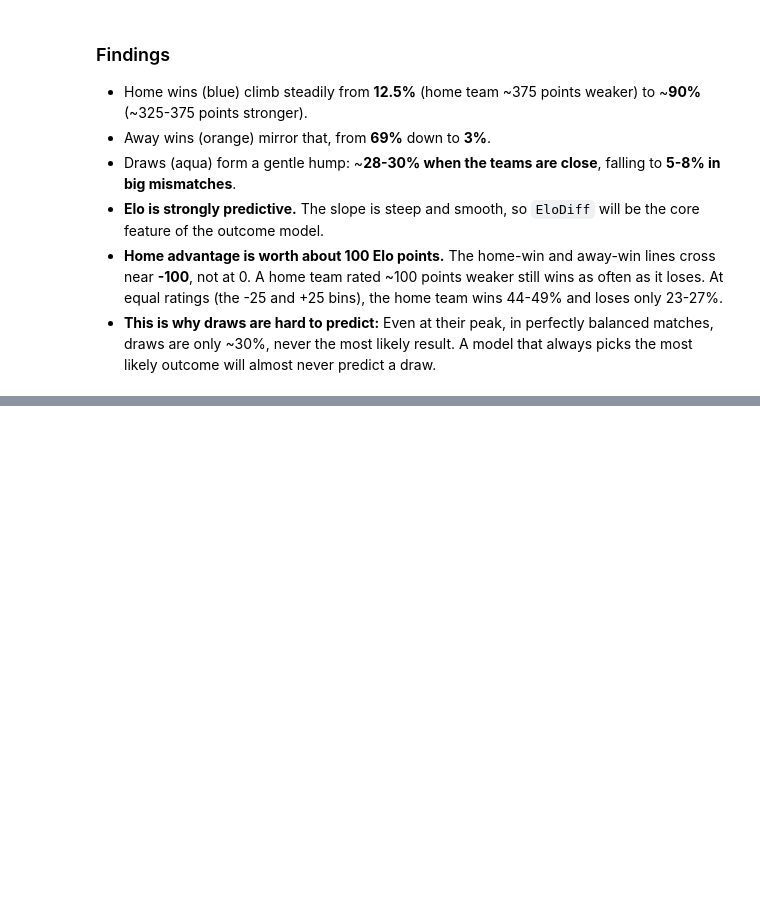
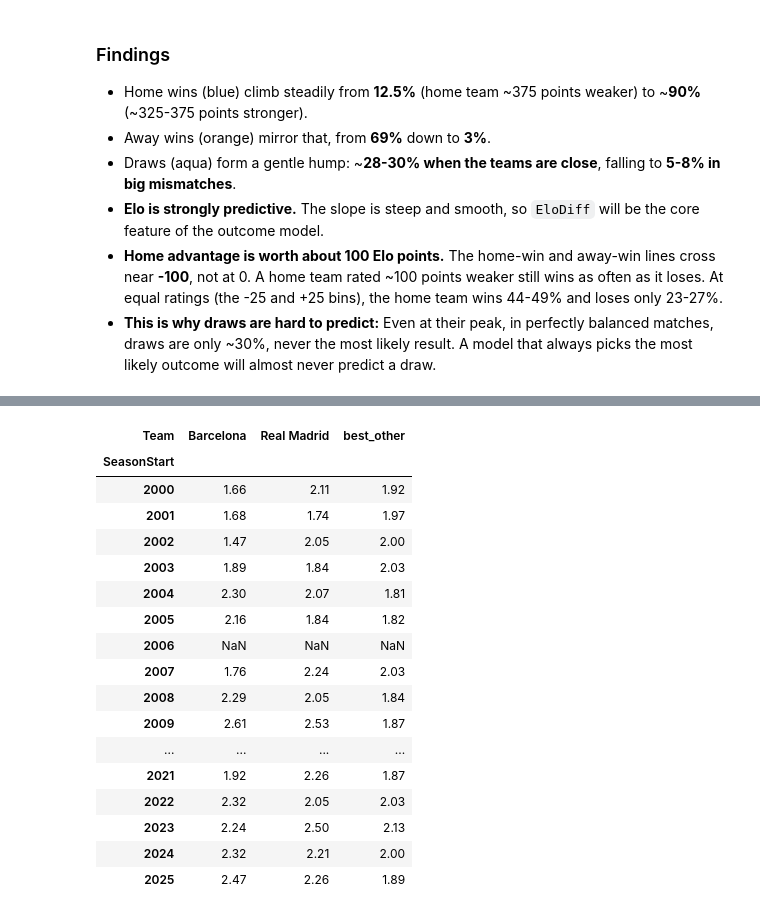
Before and after one commit to idoberk/laliga-match-prediction, a Jupyter notebook: notebooks/laliga_match_prediction.ipynb, the cells around one changed output, grey strips where cells are left out. Cells and saved outputs as stored; diff of their text form; code cells hidden in the pictures; blank space fills up the shorter version.

```diff
--- a/notebooks/laliga_match_prediction.ipynb
+++ b/notebooks/laliga_match_prediction.ipynb
@@ -102,6 +103,10 @@ FIGURES_DIR = OUTPUTS_DIR / "figures"
 RESULT_ORDER = ["H", "D", "A"]
 RESULT_LABELS = {"H": "Home win", "D": "Draw", "A": "Away win"}
 RESULT_COLORS = {"H": "#2a78d6", "D": "#1baf7a", "A": "#eb6834"}
+
+# The two dominant clubs, highlighted in EDA (violet / red)
+BIG_TWO_COLORS = {"Real Madrid": "#6250d6", "Barcelona": "#e34948"}
+OTHER_TEAMS_COLOR = "#898781"
 # %% [markdown]
 ## Load data
 
@@ -812,3 +817,13 @@ plt.show()
 - **Elo is strongly predictive.** The slope is steep and smooth, so `EloDiff` will be the core feature of the outcome model.
 - **Home advantage is worth about 100 Elo points.** The home-win and away-win lines cross near **-100**, not at 0. A home team rated ~100 points weaker still wins as often as it loses. At equal ratings (the -25 and +25 bins), the home team wins 44-49% and loses only 23-27%.
 - **This is why draws are hard to predict:** Even at their peak, in perfectly balanced matches, draws are only ~30%, never the most likely result. A model that always picks the most likely outcome will almost never predict a draw.
+# %%
+# Final league tables for La Liga and Segunda (EDA / Excel only)
+team_seasons = build_team_season_table(spanish_clean)
+laliga_tables = team_seasons[
+    (team_seasons["Division"] == LALIGA_DIVISION)
+    & (team_seasons["SeasonStart"] <= LAST_COMPLETE_SEASON)
+]
+
+print(f"team_seasons: {team_seasons.shape}, La Liga complete: {laliga_tables.shape}")
+laliga_tables.head(3)
@@ -814,0 +859,36 @@ plt.show()
+# %%
+# Points per match per season: Each big club, plus the best of the other 18
+is_big_two = laliga_tables["Team"].isin(BIG_TWO_COLORS)
+best_other_ppm = (
+    laliga_tables[~is_big_two]
+    .groupby("SeasonStart")["PointsPerMatch"]
+    .max()
+    .reindex(all_seasons)
+)
+
+big_two_ppm = (
+    laliga_tables[is_big_two]
+    .pivot_table(index="SeasonStart", columns="Team", values="PointsPerMatch")
+    .reindex(all_seasons)
+)
+
+big_two_ppm.assign(best_other=best_other_ppm).round(2)  # Table version of the chart
+# %% [output]
+| Team | Barcelona | Real Madrid | best_other |
+| SeasonStart |  |  |  |
+| 2000 | 1.66 | 2.11 | 1.92 |
+| 2001 | 1.68 | 1.74 | 1.97 |
+| 2002 | 1.47 | 2.05 | 2.00 |
+| 2003 | 1.89 | 1.84 | 2.03 |
+| 2004 | 2.30 | 2.07 | 1.81 |
+| 2005 | 2.16 | 1.84 | 1.82 |
+| 2006 | NaN | NaN | NaN |
+| 2007 | 1.76 | 2.24 | 2.03 |
+| 2008 | 2.29 | 2.05 | 1.84 |
+| 2009 | 2.61 | 2.53 | 1.87 |
+| ... | ... | ... | ... |
+| 2021 | 1.92 | 2.26 | 1.87 |
+| 2022 | 2.32 | 2.05 | 2.03 |
+| 2023 | 2.24 | 2.50 | 2.13 |
+| 2024 | 2.32 | 2.21 | 2.00 |
+| 2025 | 2.47 | 2.26 | 1.89 |
```
Also changed, not shown: parts of 6 cells of this notebook, 2 other files.
